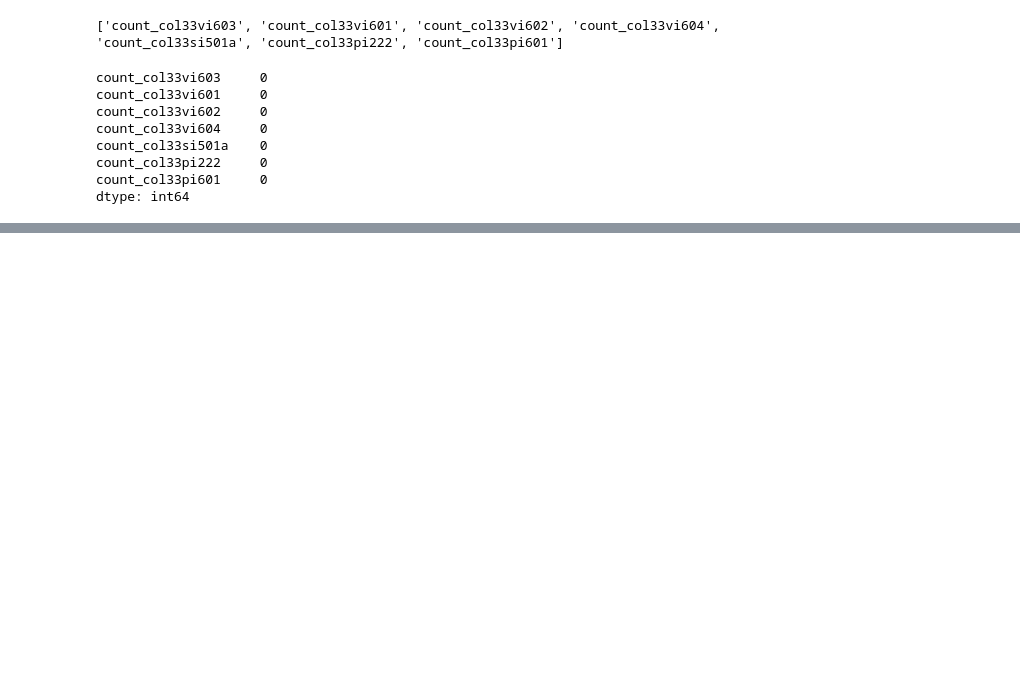
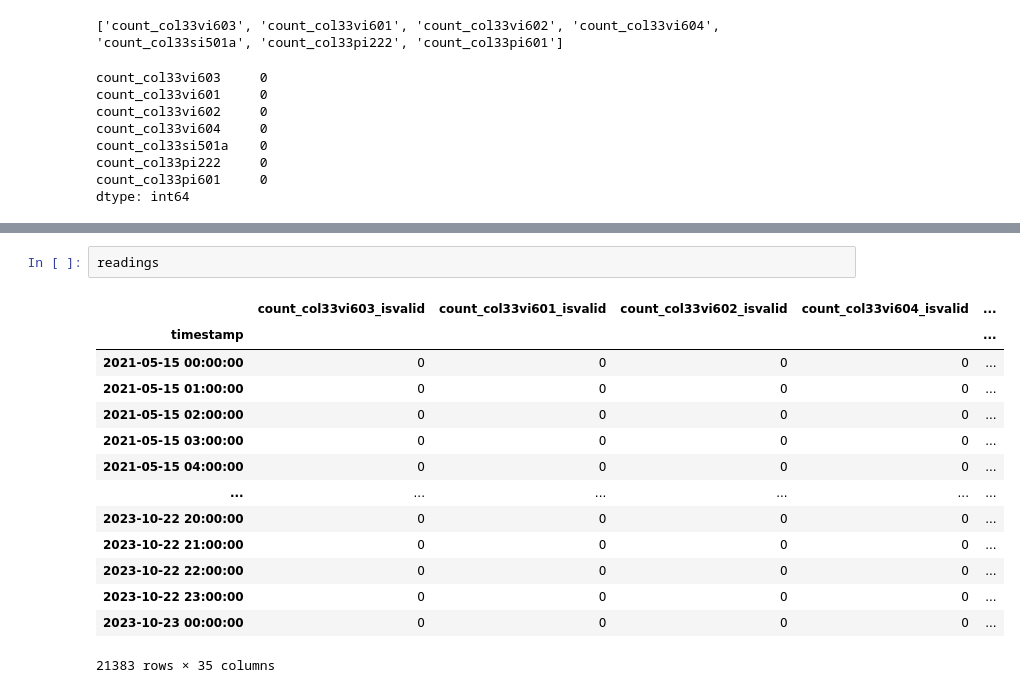
Before and after one commit to giorgosfatouros/IIoT-Data-Quality-Assessment, a Jupyter notebook: Untitled.ipynb, the cells around one changed output, grey strips where cells are left out. Drawn from its saved outputs; the diff is of its cells as text; blank space fills up the shorter version.

```diff
--- a/Untitled.ipynb
+++ b/Untitled.ipynb
@@ -245,0 +539,17 @@ dtype: int64
+# %%
+readings
+# %% [output]
+|  | count_col33vi603_isvalid | count_col33vi601_isvalid | count_col33vi602_isvalid | count_col33vi604_isvalid | ... |
+| timestamp |  |  |  |  | ... |
+| 2021-05-15 00:00:00 | 0 | 0 | 0 | 0 | ... |
+| 2021-05-15 01:00:00 | 0 | 0 | 0 | 0 | ... |
+| 2021-05-15 02:00:00 | 0 | 0 | 0 | 0 | ... |
+| 2021-05-15 03:00:00 | 0 | 0 | 0 | 0 | ... |
+| 2021-05-15 04:00:00 | 0 | 0 | 0 | 0 | ... |
+| ... | ... | ... | ... | ... | ... |
+| 2023-10-22 20:00:00 | 0 | 0 | 0 | 0 | ... |
+| 2023-10-22 21:00:00 | 0 | 0 | 0 | 0 | ... |
+| 2023-10-22 22:00:00 | 0 | 0 | 0 | 0 | ... |
+| 2023-10-22 23:00:00 | 0 | 0 | 0 | 0 | ... |
+| 2023-10-23 00:00:00 | 0 | 0 | 0 | 0 | ... |
+21383 rows × 35 columns
```
Also changed, not shown: parts of 24 cells of this notebook, 12 other files.
